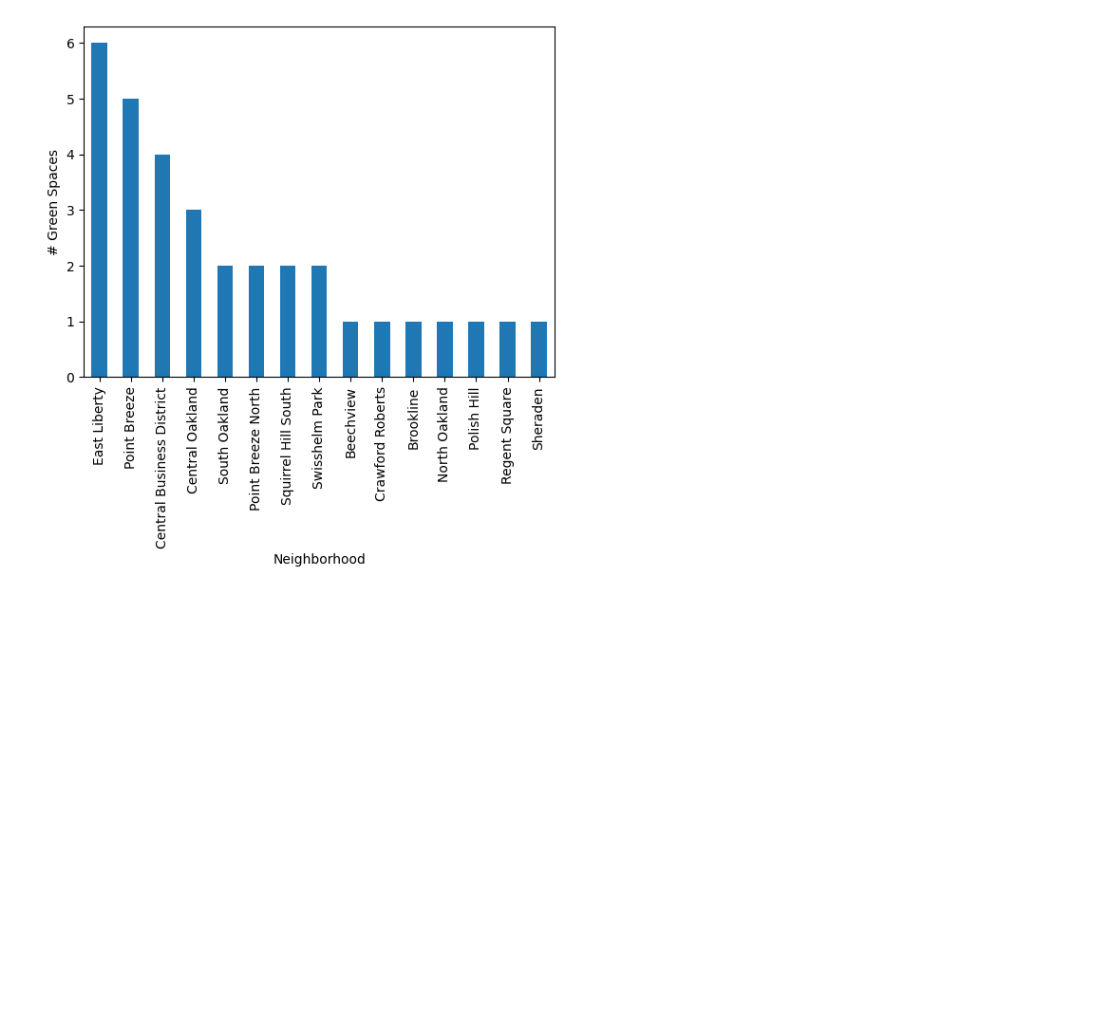
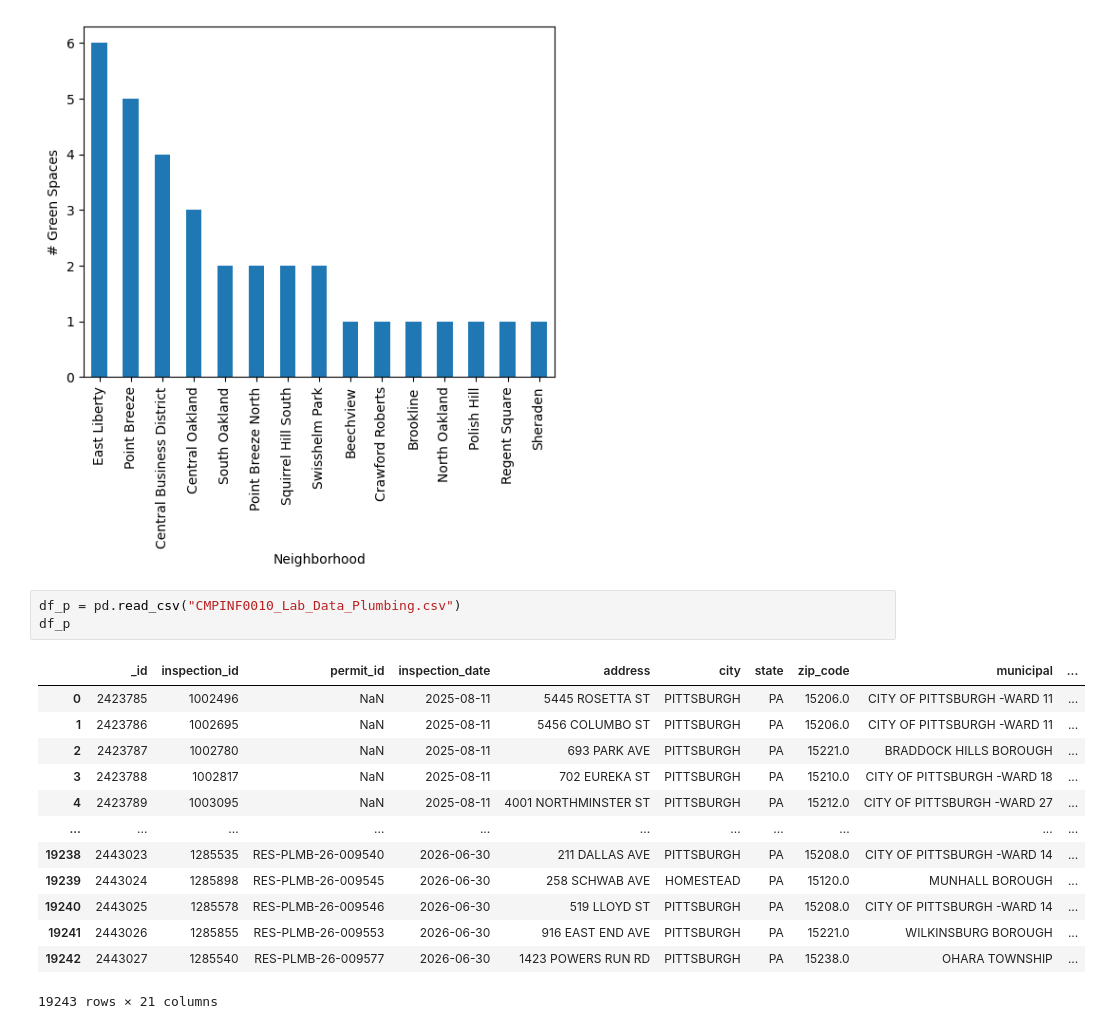
Before and after one commit to MiaD3v/CMPINF0010-FINAL-PROJECT, a Jupyter notebook: presentation.ipynb, the cells around one changed output. Saved outputs shown, nothing was run; the diff lists cells and outputs as text; blank space fills up the shorter version.

```diff
--- a/presentation.ipynb
+++ b/presentation.ipynb
@@ -140,3 +140,20 @@ val_counts_g.plot(kind="bar", ylabel="# Green Spaces")
 # %% [output]
 <Axes: xlabel='Neighborhood', ylabel='# Green Spaces'>
 [figure]
+# %%
+df_p = pd.read_csv("CMPINF0010_Lab_Data_Plumbing.csv")
+df_p
+# %% [output]
+|  | _id | inspection_id | permit_id | inspection_date | address | city | state | zip_code | municipal | ... |
+| 0 | 2423785 | 1002496 | NaN | 2025-08-11 | 5445 ROSETTA ST | PITTSBURGH | PA | 15206.0 | CITY OF PITTSBURGH -WARD 11 | ... |
+| 1 | 2423786 | 1002695 | NaN | 2025-08-11 | 5456 COLUMBO ST | PITTSBURGH | PA | 15206.0 | CITY OF PITTSBURGH -WARD 11 | ... |
+| 2 | 2423787 | 1002780 | NaN | 2025-08-11 | 693 PARK AVE | PITTSBURGH | PA | 15221.0 | BRADDOCK HILLS BOROUGH | ... |
+| 3 | 2423788 | 1002817 | NaN | 2025-08-11 | 702 EUREKA ST | PITTSBURGH | PA | 15210.0 | CITY OF PITTSBURGH -WARD 18 | ... |
+| 4 | 2423789 | 1003095 | NaN | 2025-08-11 | 4001 NORTHMINSTER ST | PITTSBURGH | PA | 15212.0 | CITY OF PITTSBURGH -WARD 27 | ... |
+| ... | ... | ... | ... | ... | ... | ... | ... | ... | ... | ... |
+| 19238 | 2443023 | 1285535 | RES-PLMB-26-009540 | 2026-06-30 | 211 DALLAS AVE | PITTSBURGH | PA | 15208.0 | CITY OF PITTSBURGH -WARD 14 | ... |
+| 19239 | 2443024 | 1285898 | RES-PLMB-26-009545 | 2026-06-30 | 258 SCHWAB AVE | HOMESTEAD | PA | 15120.0 | MUNHALL BOROUGH | ... |
+| 19240 | 2443025 | 1285578 | RES-PLMB-26-009546 | 2026-06-30 | 519 LLOYD ST | PITTSBURGH | PA | 15208.0 | CITY OF PITTSBURGH -WARD 14 | ... |
+| 19241 | 2443026 | 1285855 | RES-PLMB-26-009553 | 2026-06-30 | 916 EAST END AVE | PITTSBURGH | PA | 15221.0 | WILKINSBURG BOROUGH | ... |
+| 19242 | 2443027 | 1285540 | RES-PLMB-26-009577 | 2026-06-30 | 1423 POWERS RUN RD | PITTSBURGH | PA | 15238.0 | OHARA TOWNSHIP | ... |
+19243 rows × 21 columns
```
Also changed, not shown: parts of 2 cells of this notebook, 1 other file.
